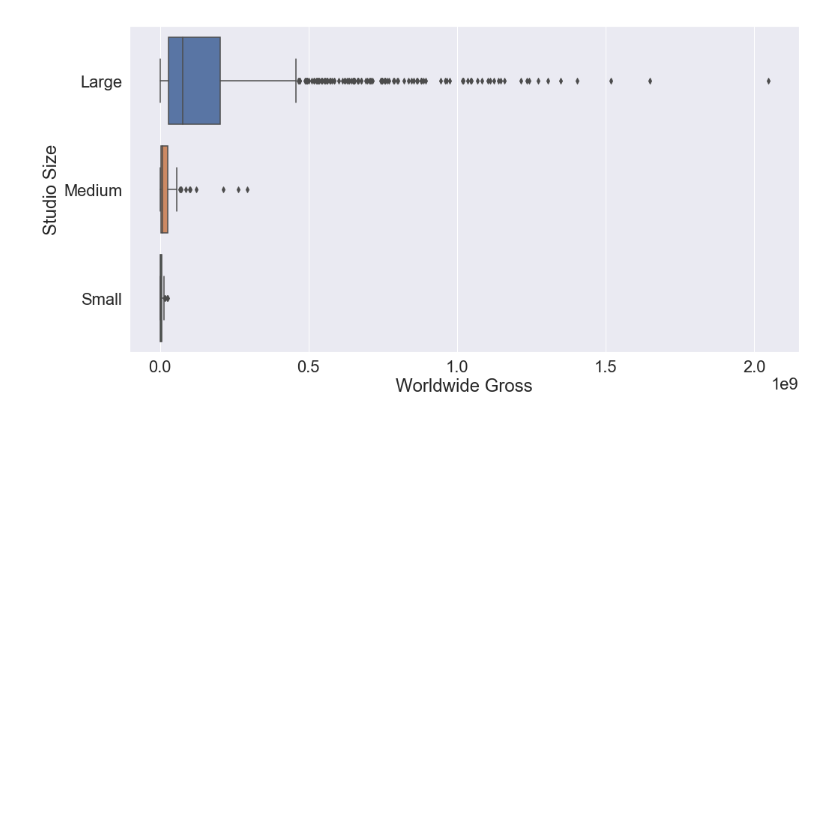
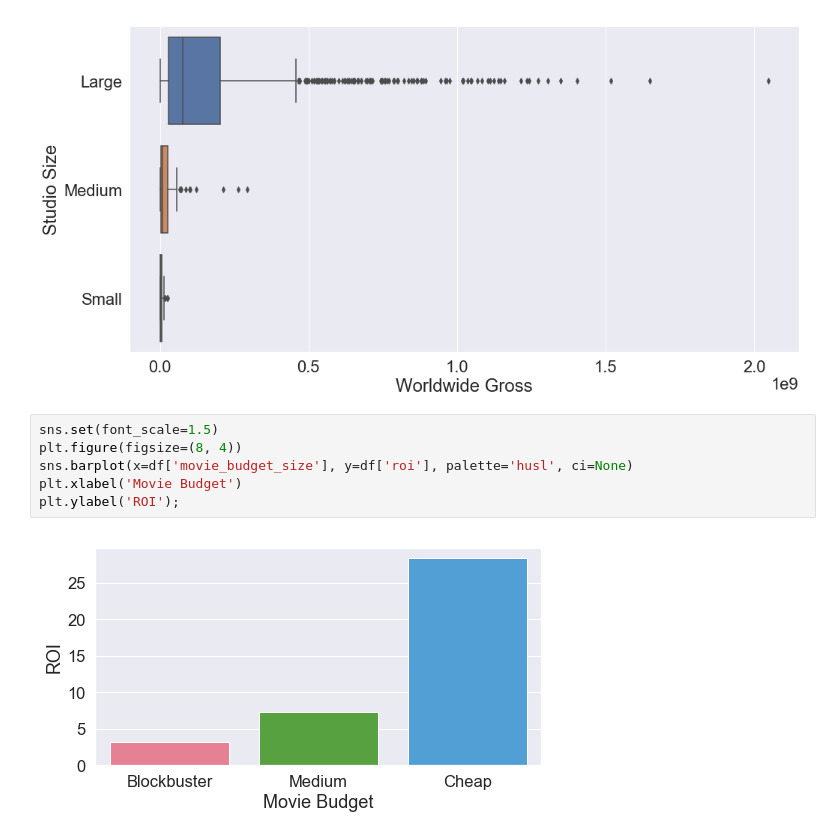
Before and after one commit to StevenDye/FIS-Mod1-Project, a Jupyter notebook: project/SD_Data_Visualization.ipynb, the cells around one changed output. Saved outputs shown, nothing was run; the diff lists cells and outputs as text; blank space fills up the shorter version.

```diff
--- a/project/SD_Data_Visualization.ipynb
+++ b/project/SD_Data_Visualization.ipynb
@@ -143,3 +153,11 @@ plt.xlabel('Worldwide Gross')
 plt.ylabel('Studio Size');
 # %% [output]
 [figure]
+# %%
+sns.set(font_scale=1.5)
+plt.figure(figsize=(8, 4))
+sns.barplot(x=df['movie_budget_size'], y=df['roi'], palette='husl', ci=None)
+plt.xlabel('Movie Budget')
+plt.ylabel('ROI');
+# %% [output]
+[figure, added]
```
Also changed, not shown: parts of 7 cells of this notebook, 1 other file.
